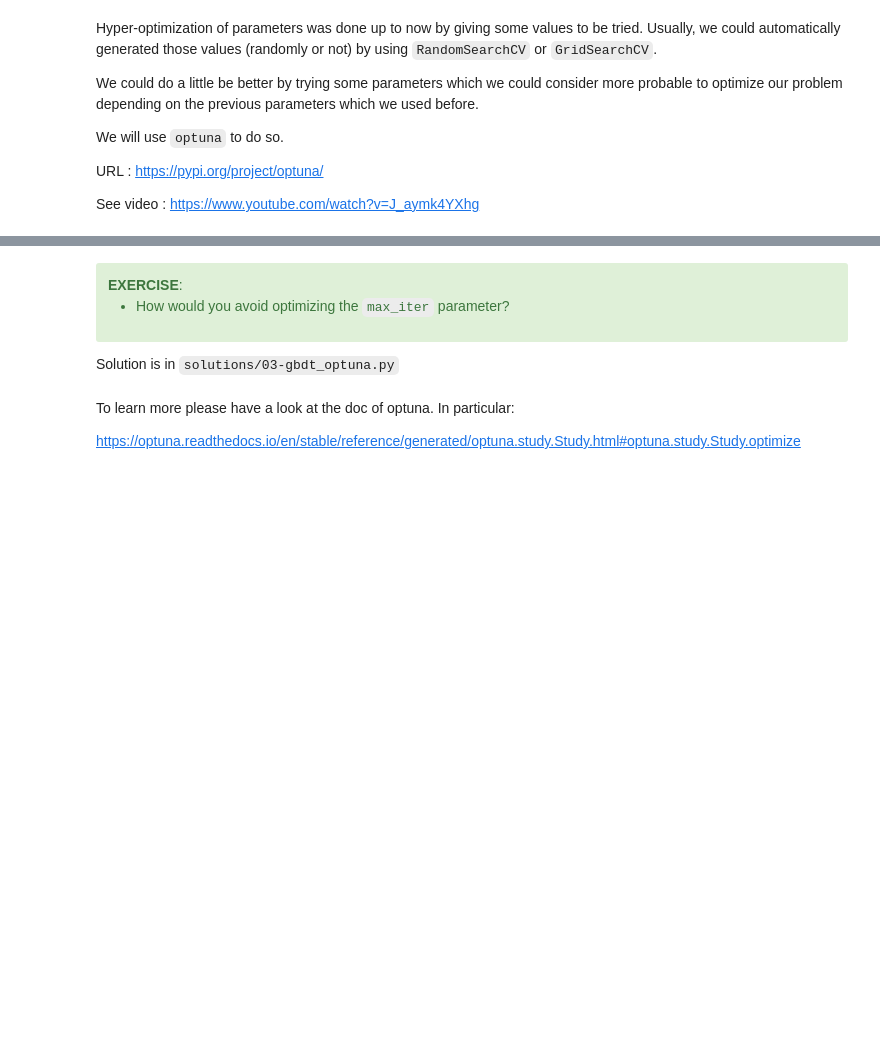
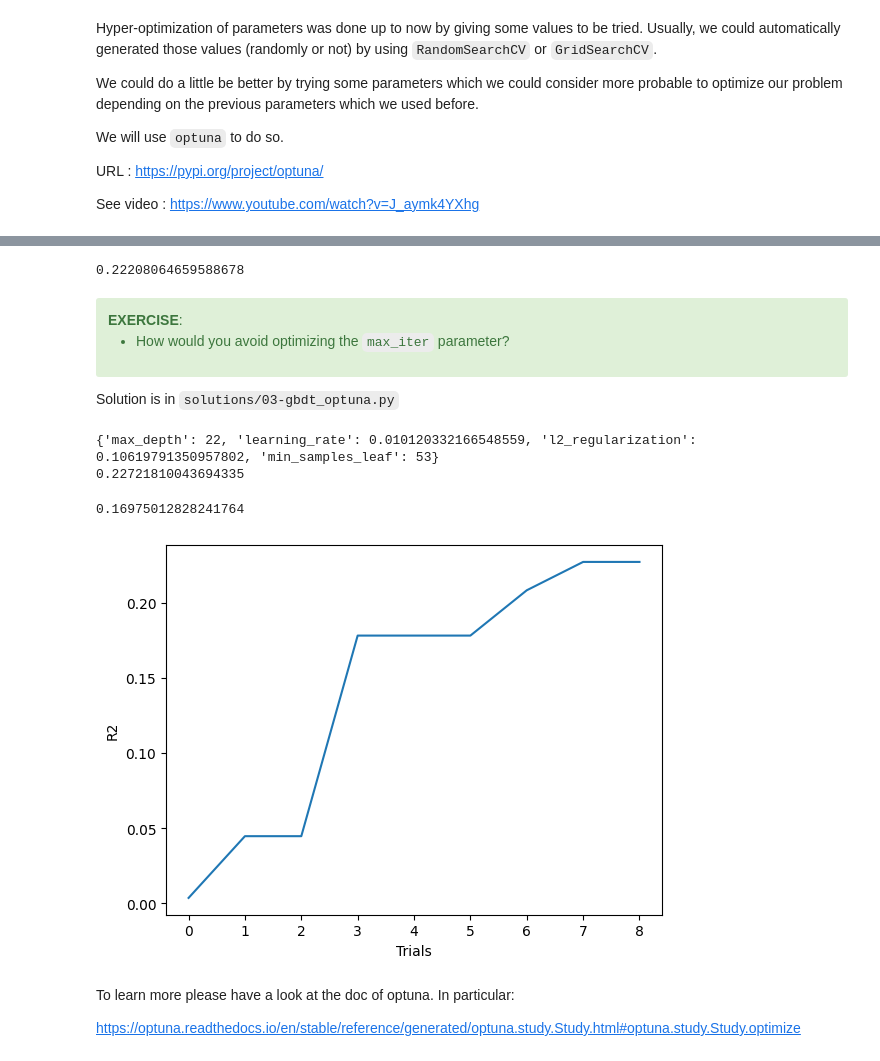
Before and after one commit to baptiste-pasquier/datacamp-master, a Jupyter notebook: 10_hyperparameter_optimization/01-model_selection_grid_search_optuna.ipynb, the cells around one changed output, grey strips where cells are left out. Drawn from its saved outputs; the diff is of its cells as text; code cells hidden in the pictures; blank space fills up the shorter version.

```diff
--- a/10_hyperparameter_optimization/01-model_selection_grid_search_optuna.ipynb
+++ b/10_hyperparameter_optimization/01-model_selection_grid_search_optuna.ipynb
@@ -171,0 +225,18 @@ from sklearn.ensemble import HistGradientBoostingRegressor
+# %%
+from sklearn.ensemble import HistGradientBoostingRegressor
+
+param_grid = {
+    "learning_rate": np.logspace(-2, -1, 5),
+    "max_iter": [10, 20, 50, 100, 200],
+}
+cv = KFold(n_splits=5, shuffle=True)
+
+est = HistGradientBoostingRegressor(random_state=42)
+grid = GridSearchCV(est, param_grid=param_grid, cv=3, n_jobs=-1)
+
+grid.fit(X_train, y_train)
+print(grid.score(X_test, y_test))
+
+pd.DataFrame(grid.cv_results_)[
+    ["param_learning_rate", "param_max_iter", "mean_test_score"]
+].sort_values(by="mean_test_score", ascending=False)
@@ -228,6 +328,8 @@ reg = HistGradientBoostingRegressor(random_state=42)
 reg.set_params(**study.best_trial.params)
 reg.fit(X_train, y_train)
 reg.score(X_test, y_test)
+# %% [output]
+0.22208064659588678
 # %% [markdown]
 <div class="alert alert-success">
     <b>EXERCISE</b>:
@@ -239,6 +341,55 @@ reg.score(X_test, y_test)
 </div>
 
 Solution is in `solutions/03-gbdt_optuna.py`
+# %%
+# %load solutions/03-gbdt_optuna.py
+
+import optuna
+from optuna import samplers
+
+
+def objective(trial):
+    max_depth = trial.suggest_int("max_depth", 2, 32)
+    learning_rate = trial.suggest_float("learning_rate", 10**-5, 10**0, log=True)
+    l2_regularization = trial.suggest_float(
+        "l2_regularization", 10**-5, 10**0, log=True
+    )
+    min_samples_leaf = trial.suggest_int("min_samples_leaf", 1, 100)
+
+    reg = HistGradientBoostingRegressor(
+        **trial.params,
+        random_state=42,
+        max_iter=1000,
+    )
+
+    return np.mean(
+        cross_val_score(reg, X_train, y_train, cv=5, n_jobs=-1, scoring="r2")
+    )
+
+
+sampler = samplers.TPESampler(seed=10)
+study = optuna.create_study(sampler=sampler, direction="maximize")
+optuna.logging.disable_default_handler()  # limit verbosity
+study.optimize(objective, n_trials=10)
+
+print(study.best_trial.params)
+print(study.best_trial.value)
+
+values = [t.value for t in study.trials]
+values = [np.max(values[:k]) for k in range(1, len(values))]
+plt.plot(values)
+plt.xlabel("Trials")
+plt.ylabel("R2")
+
+reg = HistGradientBoostingRegressor(random_state=42)
+reg.set_params(**study.best_trial.params)
+reg.fit(X_train, y_train)
+reg.score(X_test, y_test)
+# %% [output]
+{'max_depth': 22, 'learning_rate': 0.010120332166548559, 'l2_regularization': 0.10619791350957802, 'min_samples_leaf': 53}
+0.22721810043694335
+0.16975012828241764
+[figure, added]
 # %% [markdown]
 To learn more please have a look at the doc of optuna. In particular:
 
```
Also changed, not shown: parts of 18 cells of this notebook.
